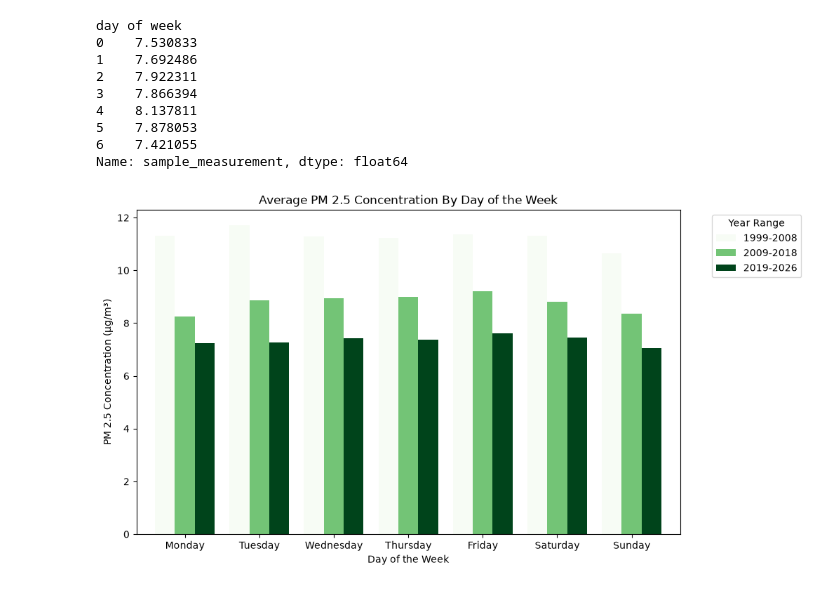
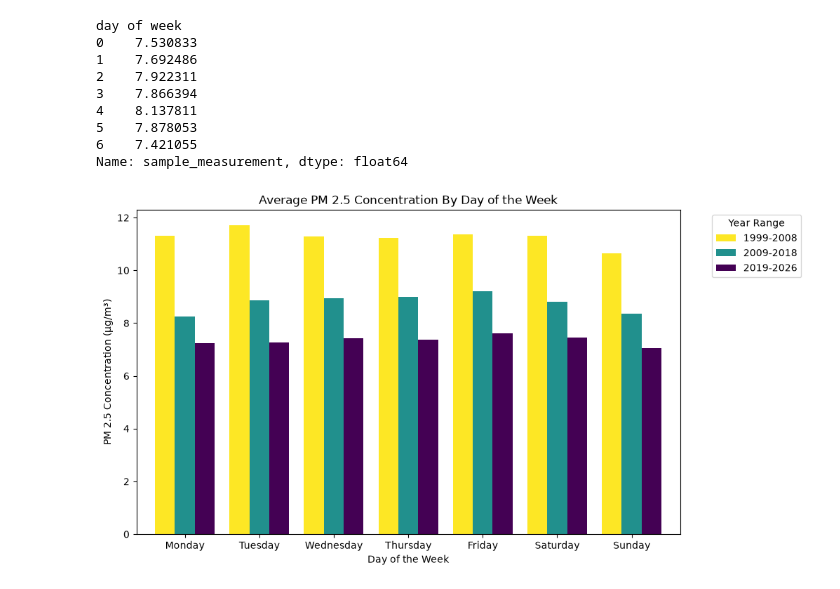
Before and after one commit to sodoo-gadal/UROP-SLC-AQ-, a Jupyter notebook: Salt_Lake_City_AQI/hourly_time_series.ipynb, the cells around one changed output. Saved outputs shown, nothing was run; the diff lists cells and outputs as text; code cells hidden in the pictures.

Commit message:
Updated some charts

```diff
--- a/Salt_Lake_City_AQI/hourly_time_series.ipynb
+++ b/Salt_Lake_City_AQI/hourly_time_series.ipynb
@@ -220,32 +219,32 @@ Name: sample_measurement, dtype: float64
 # %%
 #creating multiple bar chart for plots of PM 2.5 Concentration by sets of years
 #1999 - 2009, 2010 - 2019, 2019 - 2026?
 df_dow_bar = df_dow_pivoted.reset_index()
 bins = [1998, 2008, 2018, 2026]
 year_labels = ["1999-2008", "2009-2018", "2019-2026"]
 df_dow_bar["Year_Group"] = pd.cut(df_dow_bar["years"], bins=bins,labels=year_labels)
 day_index = np.arange(0, 7)
 
 #group the dataframe by the Year_Group column, this makes Year_Group the index and the columns are the days of the week
 dow_grouped_years = df_dow_bar.groupby("Year_Group")[day_index].mean()
 
 #transpose the group years plot so that we can have columns made by year group, and an index which is by day of week
 dow_bar = dow_grouped_years.T
 dow_bar.index = ["Monday", "Tuesday", "Wednesday", "Thursday", "Friday", "Saturday", "Sunday"]
 
 #time to set up the matplot!
 
 fig4, ax4 = plt.subplots(figsize=(10,6))
 
 #pandas plot function
-dow_bar.plot(kind='bar', width = 0.8, colormap='Greens', ax=ax4)
+dow_bar.plot(kind='bar', width = 0.8, colormap='viridis_r', ax=ax4)
 
 #plot customization!
 plt.title("Average PM 2.5 Concentration By Day of the Week")
 plt.xlabel("Day of the Week")
 plt.ylabel("PM 2.5 Concentration (µg/m³)")
 plt.xticks(rotation=0)
 plt.legend(title= "Year Range", bbox_to_anchor=(1.05,1), loc='upper left')
 plt.show()
 # %% [output]
-[figure, old version]
+[figure, new version]
```
Also changed, not shown: parts of 2 cells of this notebook.
